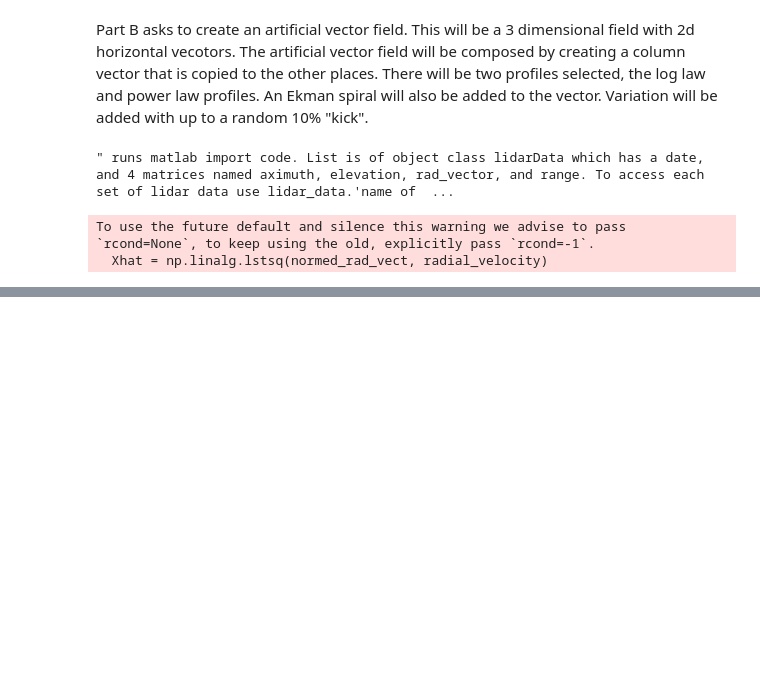
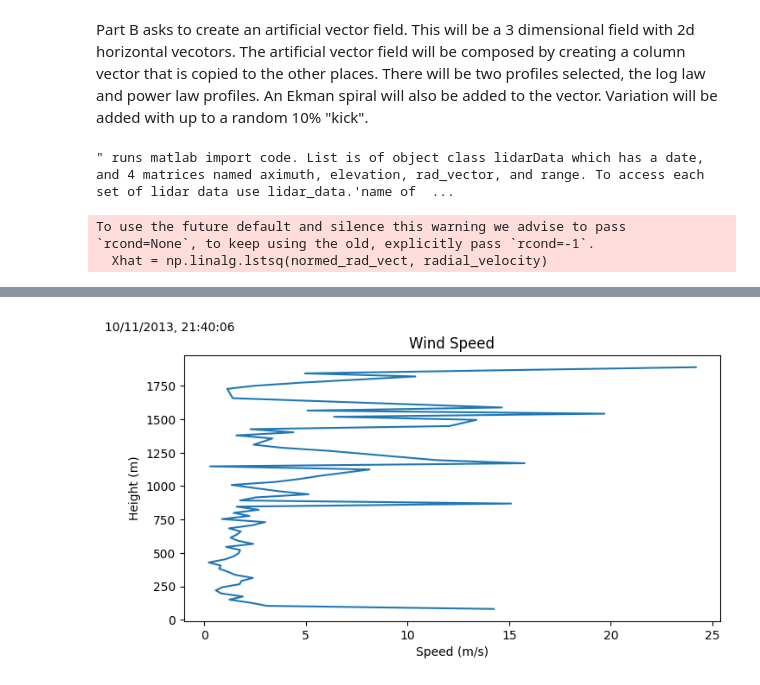
Before and after one commit to ttjohn13/Wind-Energy-Project, a Jupyter notebook: HW3 VAD model.ipynb, the cells around one changed output, grey strips where cells are left out. Drawn from its saved outputs; the diff is of its cells as text; code cells hidden in the pictures; blank space fills up the shorter version.

```diff
--- a/HW3 VAD model.ipynb
+++ b/HW3 VAD model.ipynb
@@ -118,0 +203,31 @@ fig_1.savefig('Artificial Wind Profile.png')
+# %%
+fig_4, ax_4 = plt.subplots(figsize=(8, 4))
+# plt.tight_layout()
+ax_4.set_title('Wind Speed')
+
+ax_4.set_ylabel('Height (m)')
+ax_4.set_xlabel('Speed (m/s)')
+
+speed = np.sqrt((wind_vector[0][:, 0] **2 + wind_vector[0][:, 1] **2))
+
+u_line = ax_4.plot(speed,wind_meas_height[0], label='Actual')
+u_line = u_line[0]
+
+
+text_data = plt.figtext(0.01, 0.95, lidar_data[0].date.strftime("%m/%d/%Y, %H:%M:%S"))
+
+import matplotlib.animation as animation
+
+
+def update(frame):
+    speed_update = np.sqrt((wind_vector[frame][:, 0] ** 2 + wind_vector[frame][:, 1] ** 2))
+    u_line.set_xdata(speed_update)
+    u_line.set_ydata(wind_meas_height[frame])
+
+    text_data.set_text(lidar_data[frame].date.strftime("%m/%d/%Y, %H:%M:%S"))
+    return u_line
+
+ani = animation.FuncAnimation(fig=fig_4, func=update, frames=515, interval=100)
+ani.save(filename='wind speed.gif', writer="pillow")
+# %% [output]
+[figure, added]
```
Also changed, not shown: parts of 4 cells of this notebook, 1 other file.
